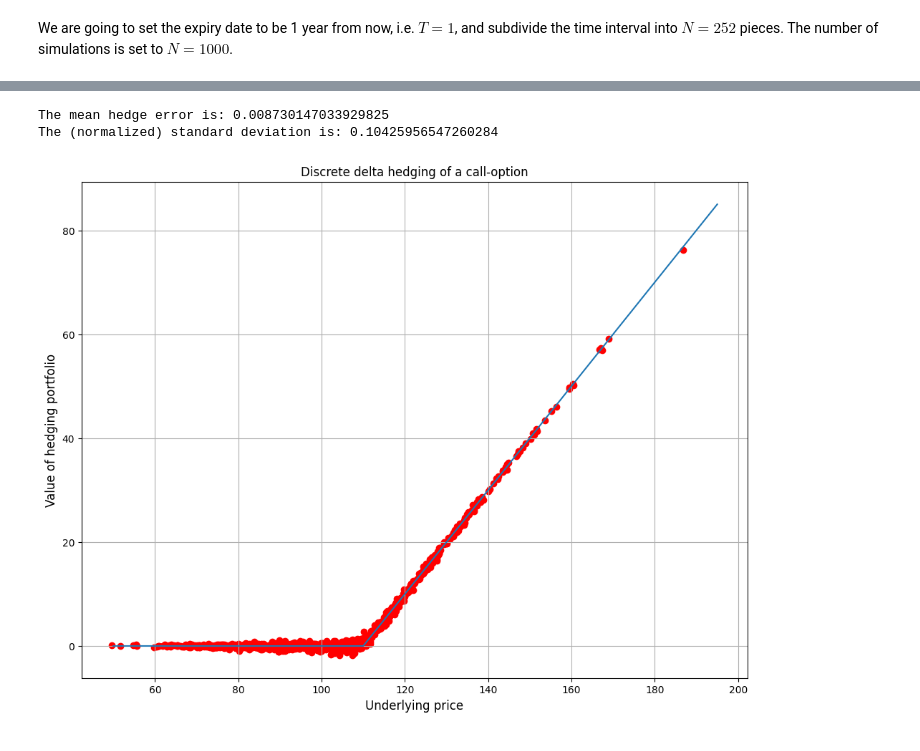
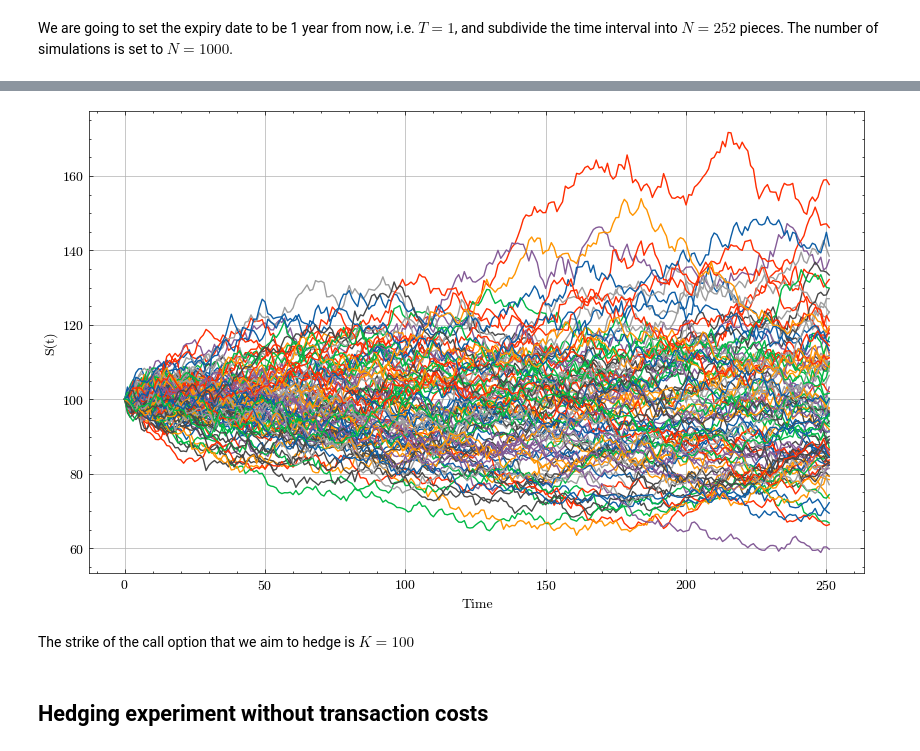
Before and after one commit to paolodelia99/delta-hedging, a Jupyter notebook: black-scholes-hedging/call-option/bs_delta_hedging.ipynb, the cells around one changed output, grey strips where cells are left out. Drawn from its saved outputs; the diff is of its cells as text; code cells hidden in the pictures.

Commit message:
Added various experiment on BS delta hedging also with transaction costs

```diff
--- a/black-scholes-hedging/call-option/bs_delta_hedging.ipynb
+++ b/black-scholes-hedging/call-option/bs_delta_hedging.ipynb
@@ -36,13 +39,7 @@ s0 = 100
 sigma = 0.2
 mean = 0.00
 
-params = {
-    's0' : s0,
-    'dtype' : jnp.float32,
-    'mean' : mean,
-    'sigma': sigma
-}
-gmb = UnivGeometricBrownianMotion(**params)
+gmb = UnivGeometricBrownianMotion(s0, mean, sigma, dtype=jnp.float32)
 # %% [markdown]
 We are going to set the expiry date to be 1 year from now, i.e. $T = 1$, and subdivide the time interval into $N = 252$ pieces.
 The number of simulations is set to $N = 1000$.
@@ -85,24 +46,18 @@ hedge_error = jnp.asarray(vs) - jnp.maximum(stock_paths - K, 0)
-# %%
-print(f'The mean hedge error is: {jnp.mean(hedge_error[-1])}')
-print(f'The (normalized) standard deviation is: {jnp.std(hedge_error[-1]) / jnp.asarray(cs)[0, 0]}')
-# %% [output]
-The mean hedge error is: 0.008730147033929825
-The (normalized) standard deviation is: 0.10425956547260284
-# %%
-font = {'color':  'black',
-        'weight': 'normal',
-        'size': 12
-       }
-
-s = jnp.arange(50,200,5)
-payoff= jnp.maximum(s - K, 0)
-plt.figure(figsize=(12,9))
-plt.plot(s,payoff)
-plt.scatter(stock_paths[-1, :], jnp.asarray(vs)[-1, :], c='red')
-plt.title("Discrete delta hedging of a call-option", fontdict=font)
-plt.xlabel("Underlying price", fontdict=font)
-plt.ylabel("Value of hedging portfolio", fontdict=font)
-plt.grid(True)
-plt.show()
-# %% [output]
-[figure, removed]
+# %%
+maturity = 1.0
+N = 252
+dt = maturity / N
+n_sim = 1000
+
+stock_paths = gmb.sample_paths(maturity, N, n_sim)
+# %%
+plt.figure(figsize=(10, 6))
+plt.plot(stock_paths[:, :100])
+plt.ylabel('S(t)')
+plt.xlabel('Time')
+plt.grid()
+plt.show()
+# %% [output]
+[figure, added]
+# %% [markdown]
+The strike of the call option that we aim to hedge is $K = 100$
@@ -108,0 +67,2 @@ plt.show()
+# %% [markdown]
+## Hedging experiment without transaction costs
```
Also changed, not shown: parts of 160 cells of this notebook, 2 other files.
